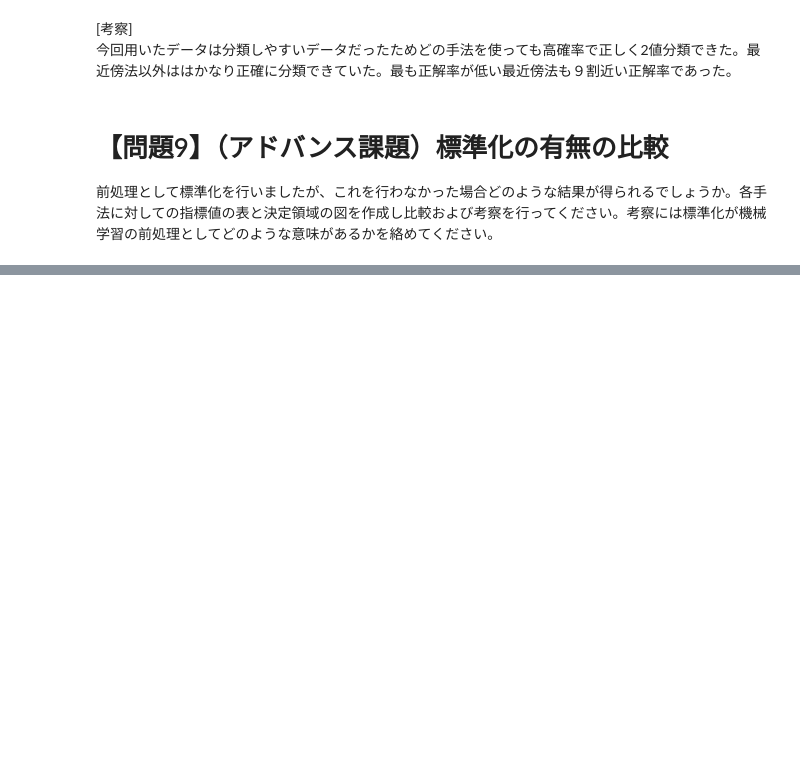
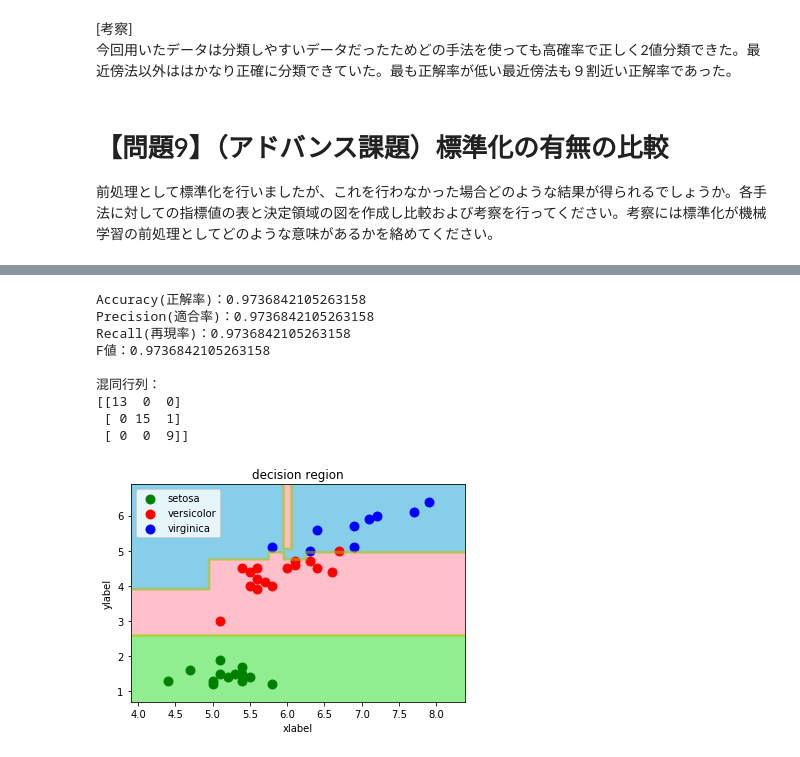
Before and after one commit to Go-to-Ray/diveintocode-ml-1, a Jupyter notebook: week4/week4_task1.ipynb, the cells around one changed output, grey strips where cells are left out. Saved outputs shown, nothing was run; the diff lists cells and outputs as text; code cells hidden in the pictures; blank space fills up the shorter version.

```diff
--- a/week4/week4_task1.ipynb
+++ b/week4/week4_task1.ipynb
@@ -514,0 +652,23 @@ display(pd.DataFrame(values2,index = ["最近傍法","ロジスティック回
+# %%
+#決定木
+dt = DecisionTreeClassifier()
+dt.fit(x_train,y_train)
+y_pred_d  = dt.predict(x_test)
+values2[3,:] = accuracy_score(y_test,y_pred_d),precision_score(y_test,y_pred_d,average="micro"),recall_score(y_test,y_pred_d,average="micro"),f1_score(y_test,y_pred_d,average="micro")
+print("Accuracy(正解率)：{}".format(values2[3,0]))
+print("Precision(適合率)：{}".format(values2[3,1]))
+print("Recall(再現率)：{}".format(values2[3,2]))
+print("F値：{}".format(values2[3,3]))
+print("\n混同行列：\n{}".format(confusion_matrix(y_test,y_pred_d)))
+decision_region2(x_test,y_test,dt)
+# %% [output]
+Accuracy(正解率)：0.9736842105263158
+Precision(適合率)：0.9736842105263158
+Recall(再現率)：0.9736842105263158
+F値：0.9736842105263158
+
+混同行列：
+[[13  0  0]
+ [ 0 15  1]
+ [ 0  0  9]]
+[figure, added]
```
Also changed, not shown: parts of 24 cells of this notebook.
